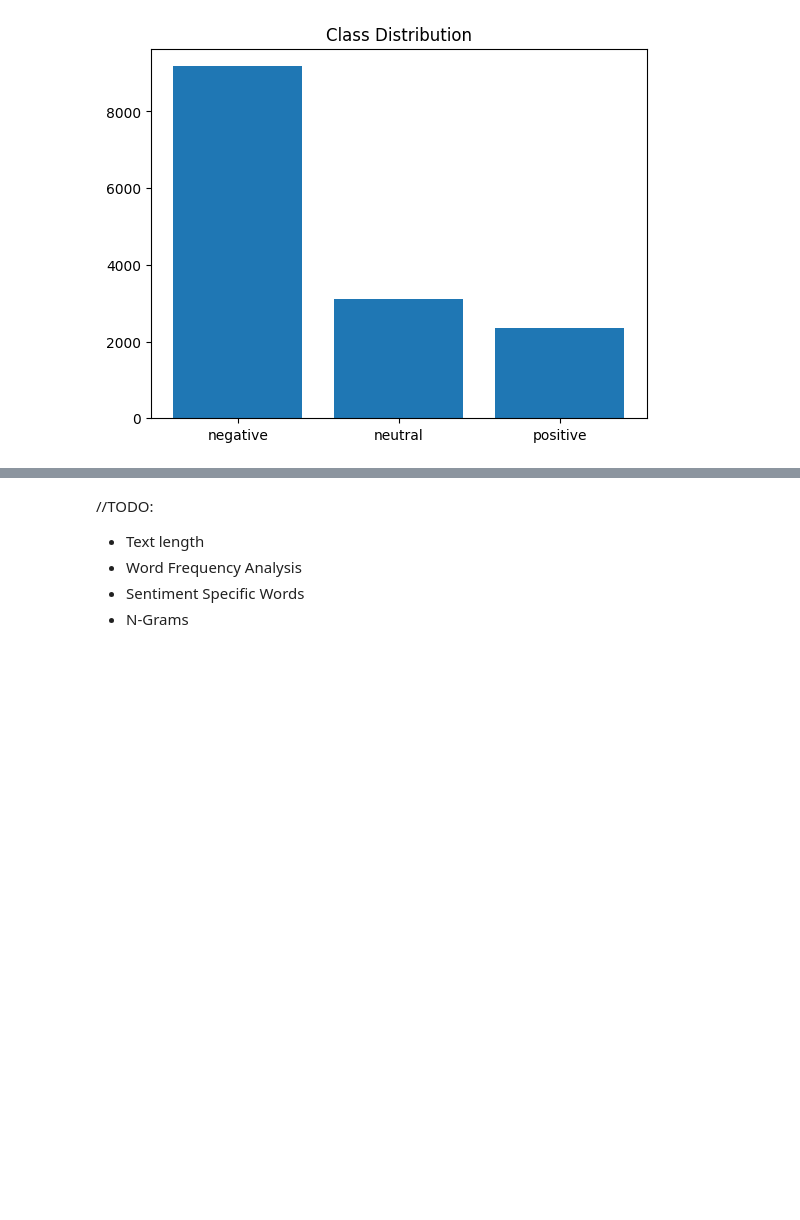
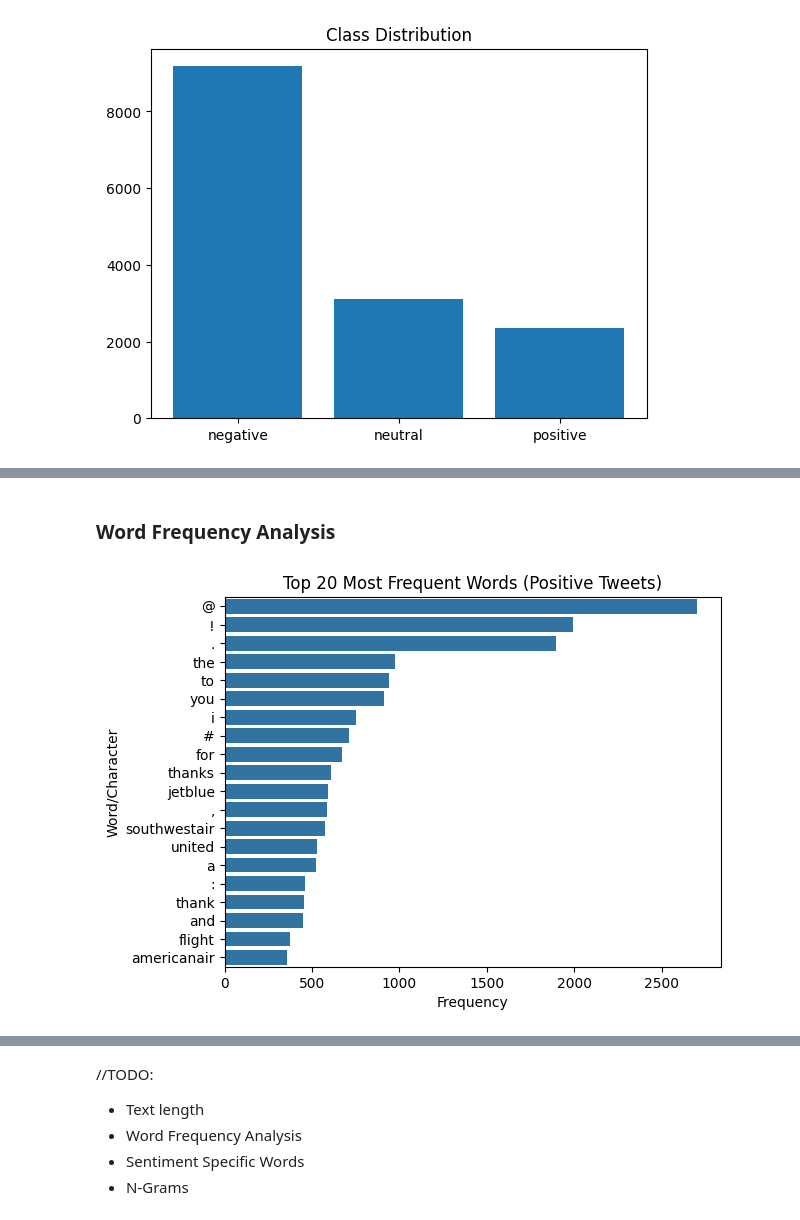
Before and after one commit to Andreas-Lukito/twitter-airline-sentiment-analysis, a Jupyter notebook: notebooks/01eda-preprocessing.ipynb, the cells around one changed output, grey strips where cells are left out. Drawn from its saved outputs; the diff is of its cells as text; code cells hidden in the pictures; blank space fills up the shorter version.

```diff
--- a/notebooks/01eda-preprocessing.ipynb
+++ b/notebooks/01eda-preprocessing.ipynb
@@ -98,0 +137,20 @@ Text(0.5, 1.0, 'Class Distribution')
+# %% [markdown]
+### Word Frequency Analysis
+# %%
+pos_words = []
+for s in data[data["airline_sentiment"] == "positive"]["text"]:
+    pos_words.extend(word_tokenize(s.lower()))
+
+pos_freq_dist = nltk.FreqDist(pos_words).most_common(20)
+
+# Split into words and counts
+words = [w for w, c in pos_freq_dist]
+counts = [c for w, c in pos_freq_dist]
+
+sns.barplot(x = counts, y = words)
+plt.title("Top 20 Most Frequent Words (Positive Tweets)")
+plt.xlabel("Frequency")
+plt.ylabel("Word/Character")
+plt.show()
+# %% [output]
+[figure, added]
```
Also changed, not shown: parts of 9 cells of this notebook.
